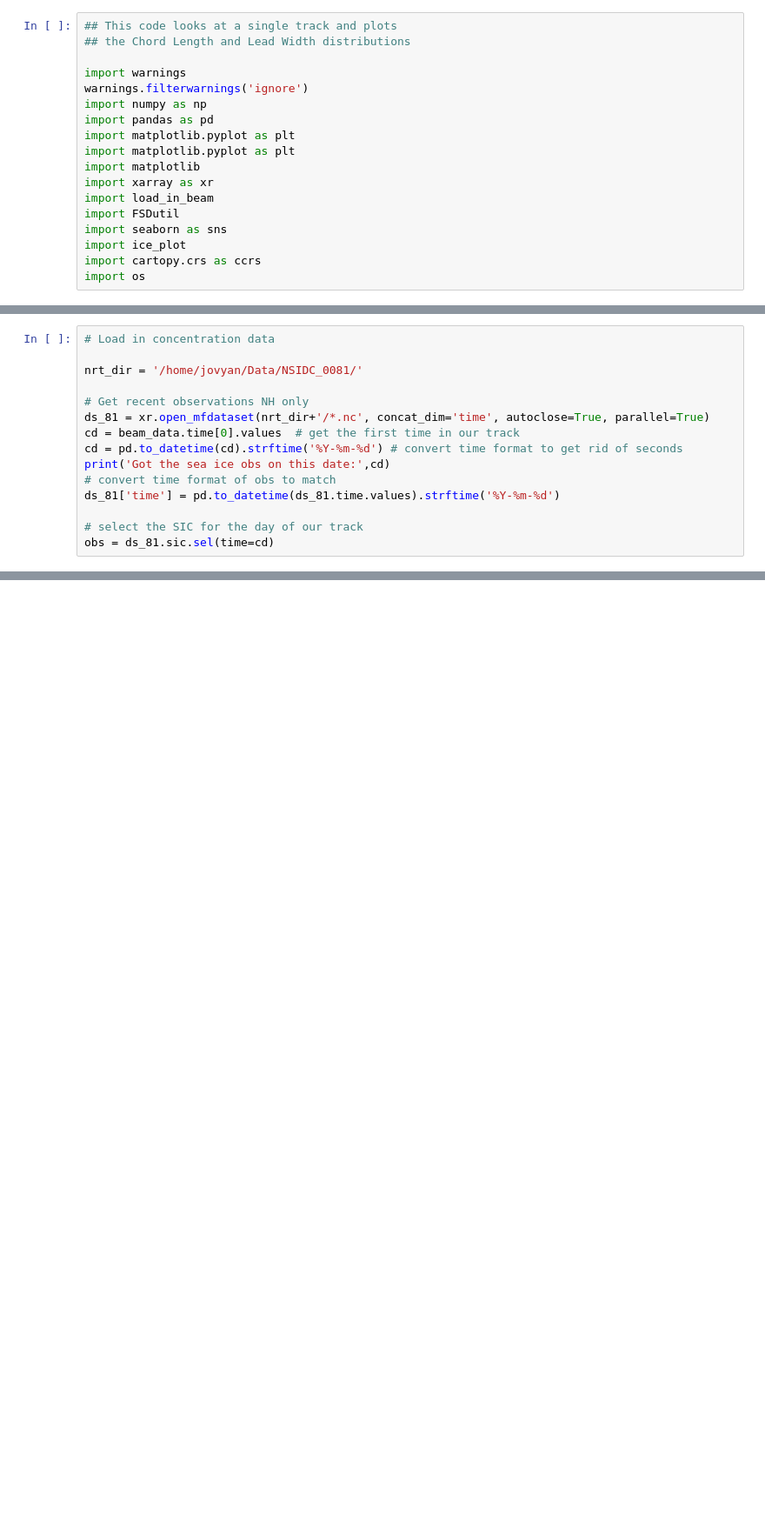
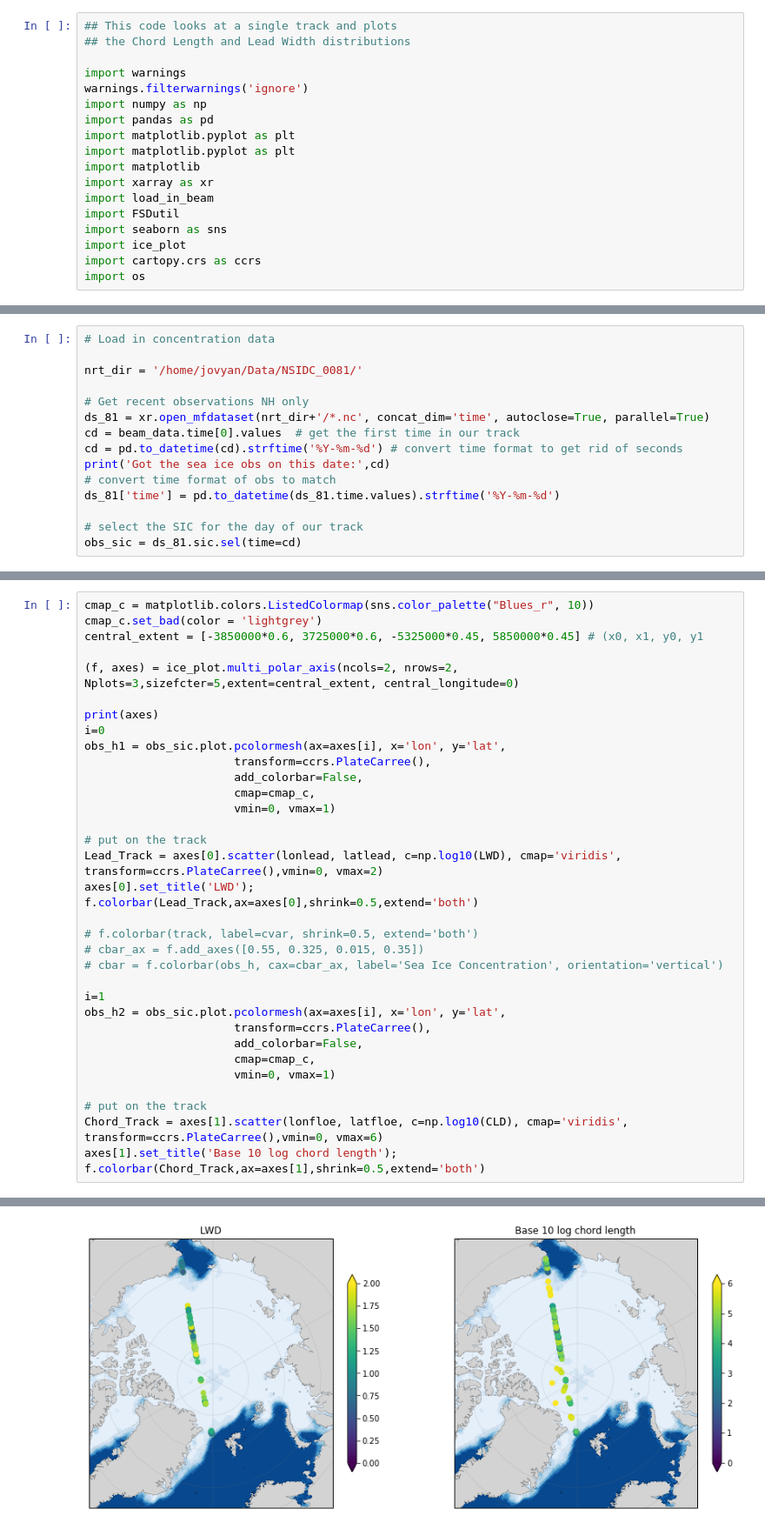
Before and after one commit to ICESAT-2HackWeek/Floes-are-Swell, a Jupyter notebook: FSD/FSD_single_track.ipynb, the cells around one changed output, grey strips where cells are left out. Shown at 87% size. Cells and saved outputs as stored; diff of their text form; blank space fills up the shorter version.

```diff
--- a/FSD/FSD_single_track.ipynb
+++ b/FSD/FSD_single_track.ipynb
@@ -64,5 +65,5 @@ print('Got the sea ice obs on this date:',cd)
 ds_81['time'] = pd.to_datetime(ds_81.time.values).strftime('%Y-%m-%d')
 
 # select the SIC for the day of our track
-obs = ds_81.sic.sel(time=cd)
+obs_sic = ds_81.sic.sel(time=cd)
 # %% [output]
@@ -119,0 +147,36 @@ f.colorbar(Chord_Track,ax=axes[1],shrink=0.5,extend='both')
+# %%
+cmap_c = matplotlib.colors.ListedColormap(sns.color_palette("Blues_r", 10))
+cmap_c.set_bad(color = 'lightgrey')
+central_extent = [-3850000*0.6, 3725000*0.6, -5325000*0.45, 5850000*0.45] # (x0, x1, y0, y1
+
+(f, axes) = ice_plot.multi_polar_axis(ncols=2, nrows=2, Nplots=3,sizefcter=5,extent=central_extent, central_longitude=0)
+
+print(axes)
+i=0
+obs_h1 = obs_sic.plot.pcolormesh(ax=axes[i], x='lon', y='lat',
+                      transform=ccrs.PlateCarree(),
+                      add_colorbar=False,
+                      cmap=cmap_c,
+                      vmin=0, vmax=1)
+
+# put on the track
+Lead_Track = axes[0].scatter(lonlead, latlead, c=np.log10(LWD), cmap='viridis', transform=ccrs.PlateCarree(),vmin=0, vmax=2)
+axes[0].set_title('LWD');
+f.colorbar(Lead_Track,ax=axes[0],shrink=0.5,extend='both')
+
+# f.colorbar(track, label=cvar, shrink=0.5, extend='both')
+# cbar_ax = f.add_axes([0.55, 0.325, 0.015, 0.35])
+# cbar = f.colorbar(obs_h, cax=cbar_ax, label='Sea Ice Concentration', orientation='vertical')
+
+i=1
+obs_h2 = obs_sic.plot.pcolormesh(ax=axes[i], x='lon', y='lat',
+                      transform=ccrs.PlateCarree(),
+                      add_colorbar=False,
+                      cmap=cmap_c,
+                      vmin=0, vmax=1)
+
+# put on the track
+Chord_Track = axes[1].scatter(lonfloe, latfloe, c=np.log10(CLD), cmap='viridis', transform=ccrs.PlateCarree(),vmin=0, vmax=6)
+axes[1].set_title('Base 10 log chord length');
+f.colorbar(Chord_Track,ax=axes[1],shrink=0.5,extend='both')
+# %% [output]
@@ -120,3 +188,4 @@ f.colorbar(Chord_Track,ax=axes[1],shrink=0.5,extend='both')
+[figure, added]
 # %%
 xbuckets = np.logspace(1, 9, num=36, endpoint=True, base=10.0, dtype=None)
 hist,edges = np.histogram(CLD,xbuckets)
```
Also changed, not shown: parts of 10 cells of this notebook, 2 other files.
